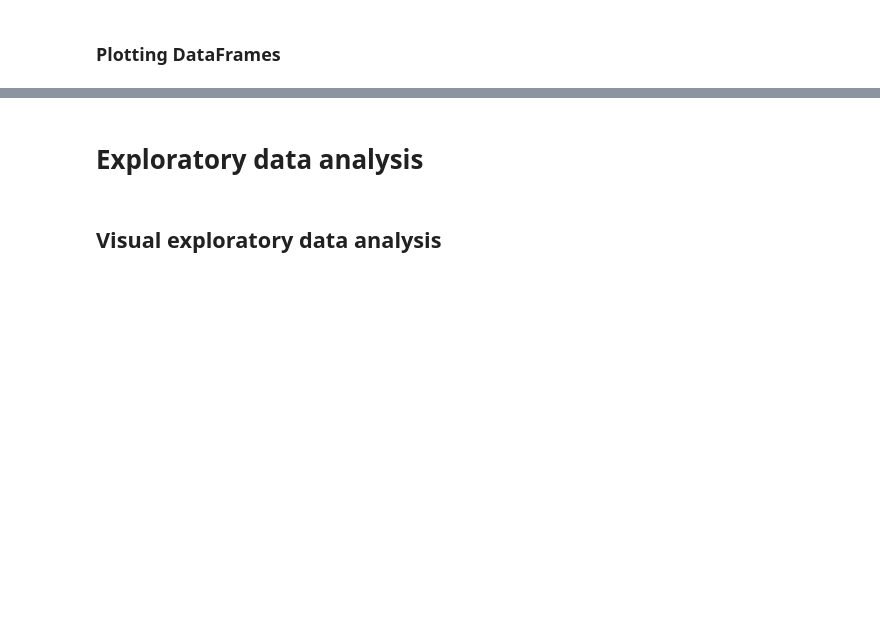
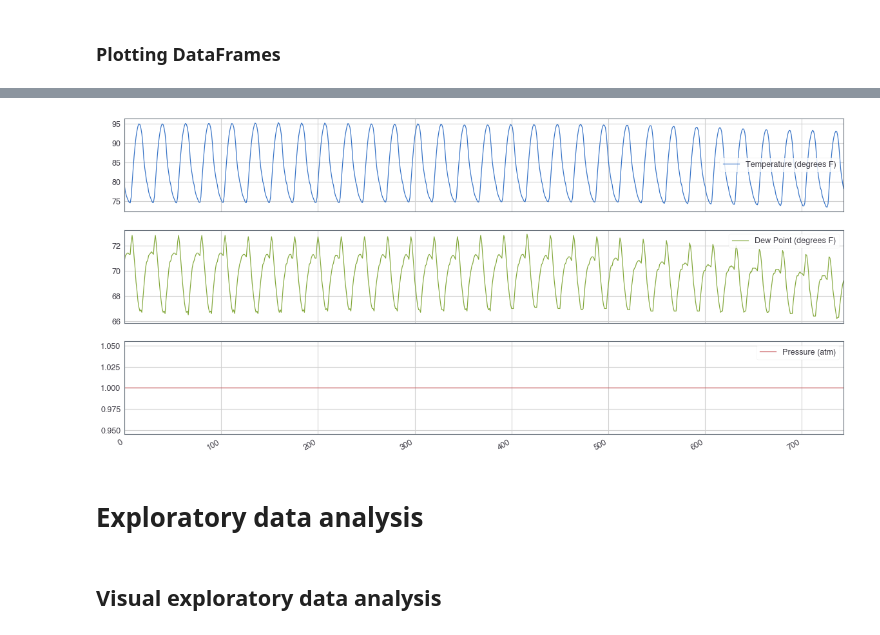
Before and after one commit to ML-Challenge/week2-data-analysis, a Jupyter notebook: L3.pandas Foundations.ipynb, the cells around one changed output, grey strips where cells are left out. Cells and saved outputs as stored; diff of their text form; code cells hidden in the pictures; blank space fills up the shorter version.

```diff
--- a/L3.pandas Foundations.ipynb
+++ b/L3.pandas Foundations.ipynb
@@ -98,0 +395,6 @@ df_log10 has type <class 'pandas.core.frame.DataFrame'>
+# %%
+# Plot all columns as subplots
+utils.august_weather.plot(subplots=True)
+plt.show()
+# %% [output]
+[figure, added]
```
Also changed, not shown: parts of 46 cells of this notebook, 4 other files.
